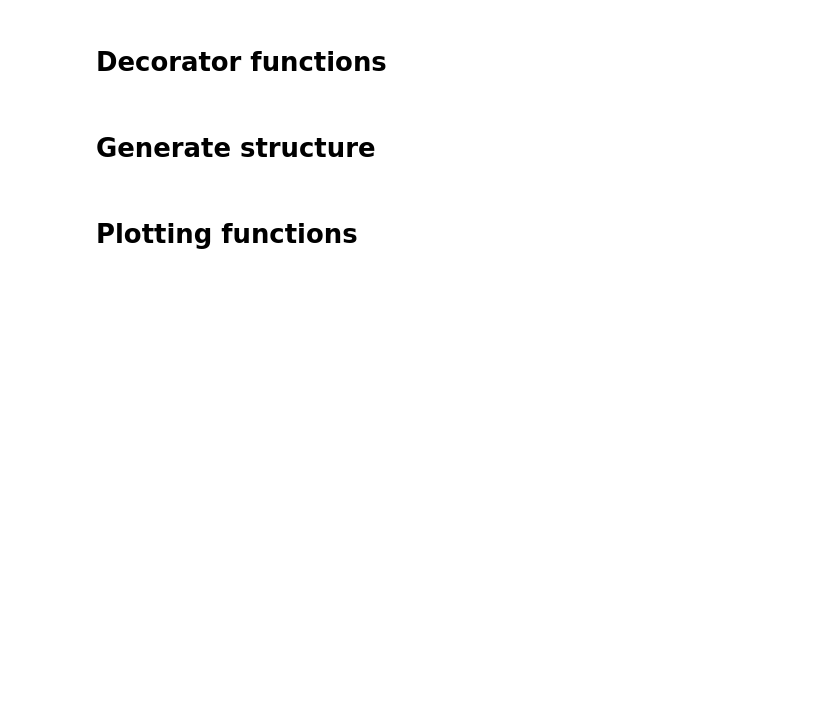
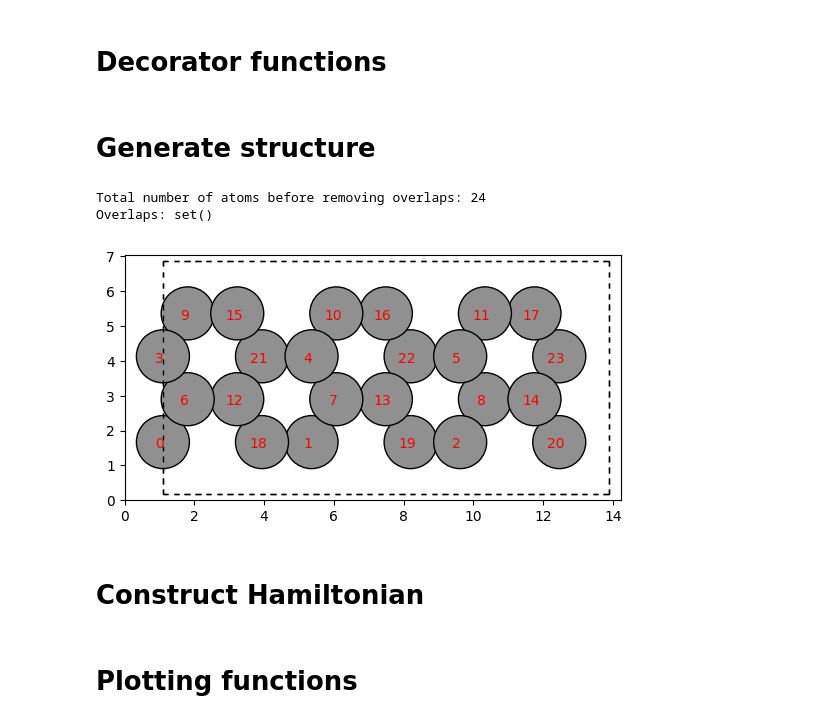
Before and after one commit to BastianValhoj/QuantumTwistingMicroscope, a Jupyter notebook: QTM/notebooks/tiling.ipynb, the cells around one changed output. Drawn from its saved outputs; the diff is of its cells as text; code cells hidden in the pictures; blank space fills up the shorter version.

```diff
--- a/QTM/notebooks/tiling.ipynb
+++ b/QTM/notebooks/tiling.ipynb
@@ -167,3 +200,31 @@ def generate_structure(width=3, length=5, bond=1.42, kind='armchair', vacuum=3.0
         return structure, indexes
     else:
         return structure, indexes
+# %%
+base = make_nanoribbon(4, 3, kind='armchair')
+# base = base.repeat(2, axis=0)
+test = base.copy()
+# atom_index = _init_indexes(base)
+# _, rotation_origin = guess_hexagon_center(base)
+# for i in range(1, 3):
+#     rot_test = base.rotate(angle=i * 60, v=[0, 0, 1], origin=rotation_origin)
+#     test += rot_test
+
+
+indexes = _init_indexes(test)
+overlaps = find_overlap(test)
+print("Overlaps:", overlaps)
+test.plot(axes="xy")
+
+# view(test.to.ase(), viewer='x3d', )  # visualize with ASE viewer
+ax = plot.plot_atoms(test.to.ase())  # visualize with ASE viewer
+
+for a in range(len(test)):
+    x, y, z = test[a]
+    ax.annotate(str(a), (x+1, y), color='red', fontsize=10, ha="center")
+# %% [output]
+Total number of atoms before removing overlaps: 24
+Overlaps: set()
+[figure, added]
+# %% [markdown]
+# Construct Hamiltonian
```
Also changed, not shown: parts of 10 cells of this notebook.
